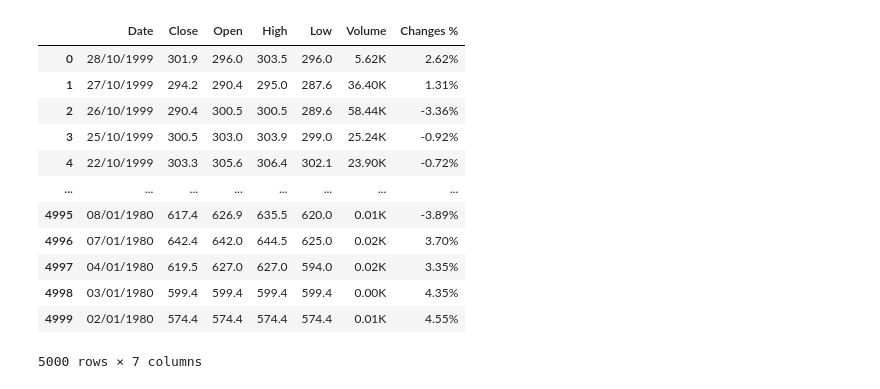
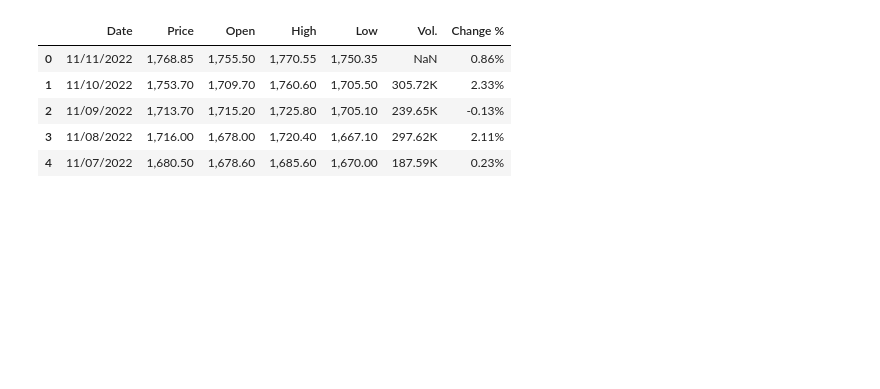
Before and after one commit to Tuwaiq-Data-Science-Bootcamp/Bootcamp-Project-3-Machine-Learning, a Jupyter notebook: project_file.ipynb, the cells around one changed output. Drawn from its saved outputs; the diff is of its cells as text; code cells hidden in the pictures; blank space fills up the shorter version.

```diff
--- a/project_file.ipynb
+++ b/project_file.ipynb
@@ -8,4 +8,4 @@ import pandas as pd
 import seaborn as sns
 # %%
 #import dataset
-df = pd.read_csv('dataset/gold.csv', encoding='utf-8')
+df = pd.read_csv('dataset/gold.csv')
@@ -28,22 +12,13 @@ df
 # %%
 #EDA
-# %%
-df.columns = ['Date', 'Close', 'Open', 'High', 'Low', 'Volume', 'Changes %']
 # %%
 #steps: head, shape, info, describe, missing values
 # %%
-df
+df.head()
 # %% [output]
-|  | Date | Close | Open | High | Low | Volume | Changes % |
-| 0 | 28/10/1999 | 301.9 | 296.0 | 303.5 | 296.0 | 5.62K | 2.62% |
-| 1 | 27/10/1999 | 294.2 | 290.4 | 295.0 | 287.6 | 36.40K | 1.31% |
-| 2 | 26/10/1999 | 290.4 | 300.5 | 300.5 | 289.6 | 58.44K | -3.36% |
-| 3 | 25/10/1999 | 300.5 | 303.0 | 303.9 | 299.0 | 25.24K | -0.92% |
-| 4 | 22/10/1999 | 303.3 | 305.6 | 306.4 | 302.1 | 23.90K | -0.72% |
-| ... | ... | ... | ... | ... | ... | ... | ... |
-| 4995 | 08/01/1980 | 617.4 | 626.9 | 635.5 | 620.0 | 0.01K | -3.89% |
-| 4996 | 07/01/1980 | 642.4 | 642.0 | 644.5 | 625.0 | 0.02K | 3.70% |
-| 4997 | 04/01/1980 | 619.5 | 627.0 | 627.0 | 594.0 | 0.02K | 3.35% |
-| 4998 | 03/01/1980 | 599.4 | 599.4 | 599.4 | 599.4 | 0.00K | 4.35% |
-| 4999 | 02/01/1980 | 574.4 | 574.4 | 574.4 | 574.4 | 0.01K | 4.55% |
+|  | Date | Price | Open | High | Low | Vol. | Change % |
+| 0 | 11/11/2022 | 1,768.85 | 1,755.50 | 1,770.55 | 1,750.35 | NaN | 0.86% |
+| 1 | 11/10/2022 | 1,753.70 | 1,709.70 | 1,760.60 | 1,705.50 | 305.72K | 2.33% |
+| 2 | 11/09/2022 | 1,713.70 | 1,715.20 | 1,725.80 | 1,705.10 | 239.65K | -0.13% |
+| 3 | 11/08/2022 | 1,716.00 | 1,678.00 | 1,720.40 | 1,667.10 | 297.62K | 2.11% |
+| 4 | 11/07/2022 | 1,680.50 | 1,678.60 | 1,685.60 | 1,670.00 | 187.59K | 0.23% |
-5000 rows × 7 columns
```
Also changed, not shown: parts of 29 cells of this notebook, 1 other file.
